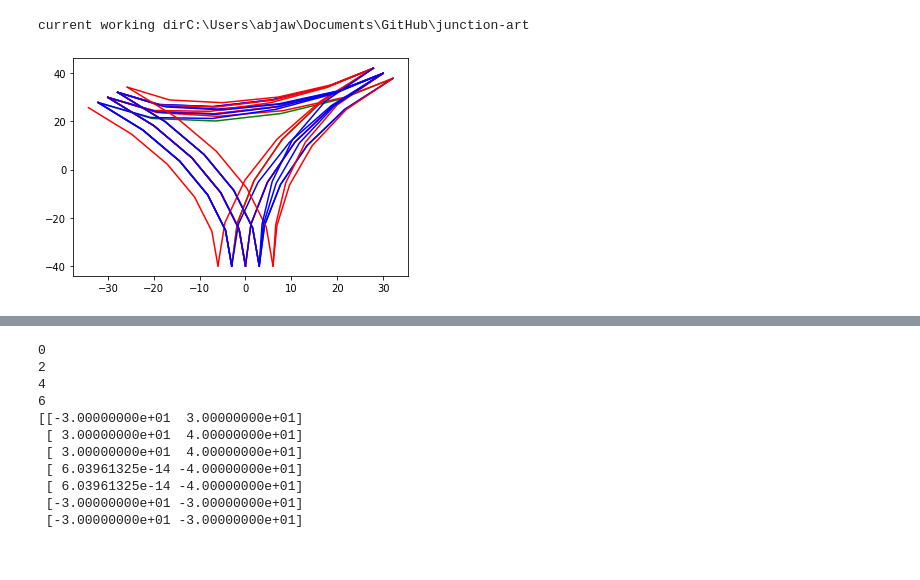
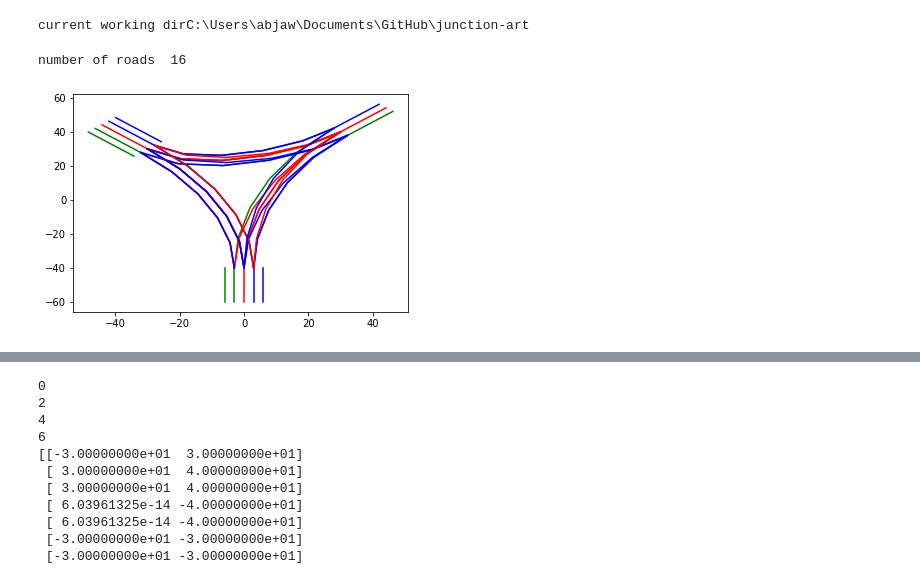
Before and after one commit to AugmentedDesignLab/junction-art, a Jupyter notebook: draw/area.ipynb, the cells around one changed output, grey strips where cells are left out. Drawn from its saved outputs; the diff is of its cells as text; code cells hidden in the pictures.

```diff
--- a/draw/area.ipynb
+++ b/draw/area.ipynb
@@ -26,24 +26,25 @@ from junctions.JunctionBuilderFromPointsAndHeading import JunctionBuilderFromPoi
 # %%
 junctionBuilder = JunctionBuilderFromPointsAndHeading()
 threePoints = [
               [-30,  30, math.radians(135)],
               [ 30,  40, math.radians(45)],
               [  0,  -40,  math.radians(270)]
             #   [ -30, -30, math.radians(225)]
               ]
 
 odr = junctionBuilder.createIntersectionFromPoints(odrID=0,
                                                    points=threePoints,
                                                    straightRoadLen=20,
-                                                   maxLanePerSide=3,
-                                                   minLanePerSide=2)
+                                                   maxLanePerSide=2,
+                                                   minLanePerSide=1)
 
 odr_plot = ODRPlot(odr)
 number_of_roads = len(odr.roads)
 print('number of roads ', number_of_roads)
-odr_plot.draw_odr(3, 0, number_of_roads)
+odr_plot.draw_odr(3)
 # %% [output]
+number of roads  16
-[figure, old version]
+[figure, new version]
 # %%
 odr_plot.draw_intersection_area()
 odr_plot.draw_road_polygon()
```
Also changed, not shown: parts of 1 cell of this notebook, 4 other files.
